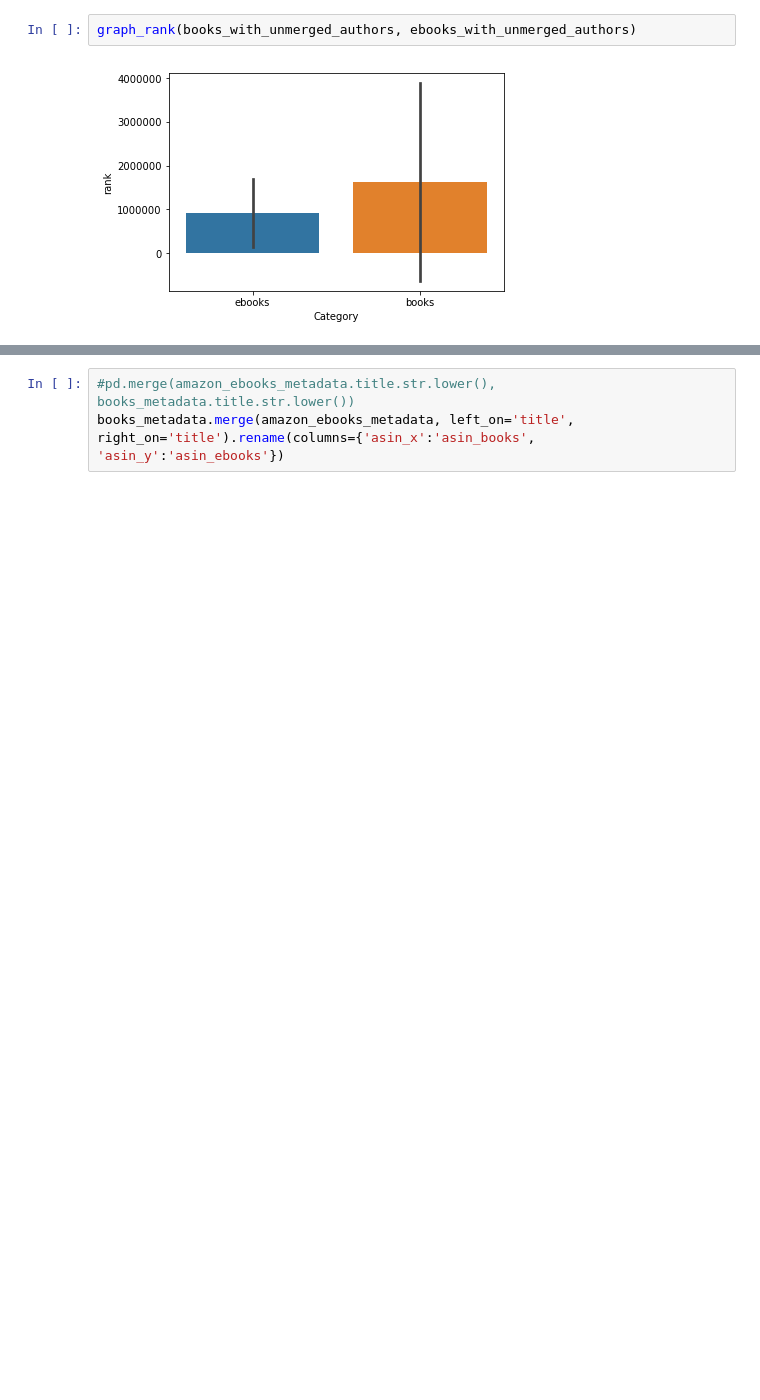
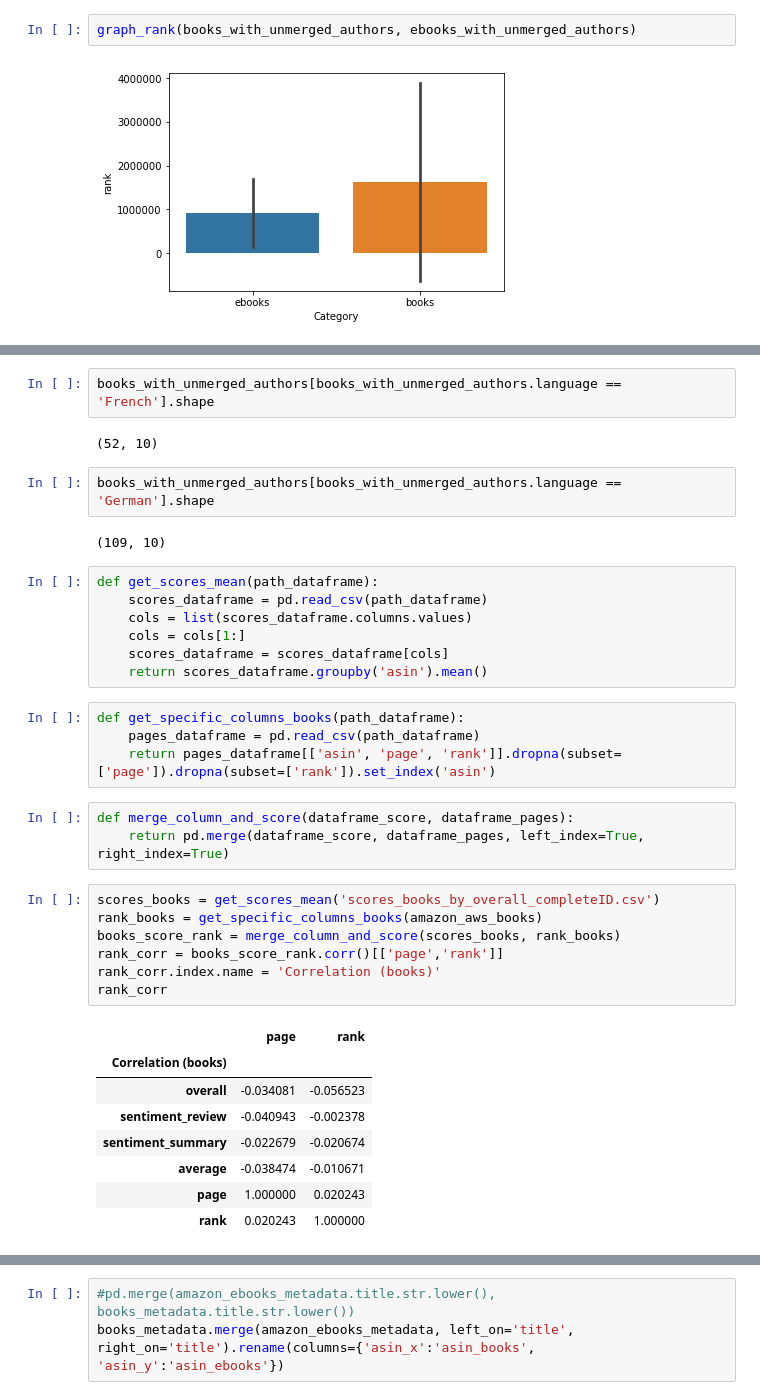
Before and after one commit to mj2905/ProjectMYP, a Jupyter notebook: project/Milestone 2 Marc.ipynb, the cells around one changed output, grey strips where cells are left out. Cells and saved outputs as stored; diff of their text form; blank space fills up the shorter version.

Commit message:
analysis of rank...

```diff
--- a/project/Milestone 2 Marc.ipynb
+++ b/project/Milestone 2 Marc.ipynb
@@ -1107,0 +1087,38 @@ graph_rank(books_with_unmerged_authors, ebooks_with_unmerged_authors)
+# %%
+books_with_unmerged_authors[books_with_unmerged_authors.language == 'French'].shape
+# %% [output]
+(52, 10)
+# %%
+books_with_unmerged_authors[books_with_unmerged_authors.language == 'German'].shape
+# %% [output]
+(109, 10)
+# %%
+def get_scores_mean(path_dataframe):
+    scores_dataframe = pd.read_csv(path_dataframe)
+    cols = list(scores_dataframe.columns.values)
+    cols = cols[1:]
+    scores_dataframe = scores_dataframe[cols]
+    return scores_dataframe.groupby('asin').mean()
+# %%
+def get_specific_columns_books(path_dataframe):
+    pages_dataframe = pd.read_csv(path_dataframe)
+    return pages_dataframe[['asin', 'page', 'rank']].dropna(subset=['page']).dropna(subset=['rank']).set_index('asin')
+# %%
+def merge_column_and_score(dataframe_score, dataframe_pages):
+    return pd.merge(dataframe_score, dataframe_pages, left_index=True, right_index=True)
+# %%
+scores_books = get_scores_mean('scores_books_by_overall_completeID.csv')
+rank_books = get_specific_columns_books(amazon_aws_books)
+books_score_rank = merge_column_and_score(scores_books, rank_books)
+rank_corr = books_score_rank.corr()[['page','rank']]
+rank_corr.index.name = 'Correlation (books)'
+rank_corr
+# %% [output]
+|  | page | rank |
+| Correlation (books) |  |  |
+| overall | -0.034081 | -0.056523 |
+| sentiment_review | -0.040943 | -0.002378 |
+| sentiment_summary | -0.022679 | -0.020674 |
+| average | -0.038474 | -0.010671 |
+| page | 1.000000 | 0.020243 |
+| rank | 0.020243 | 1.000000 |
```
Also changed, not shown: parts of 9 cells of this notebook.
